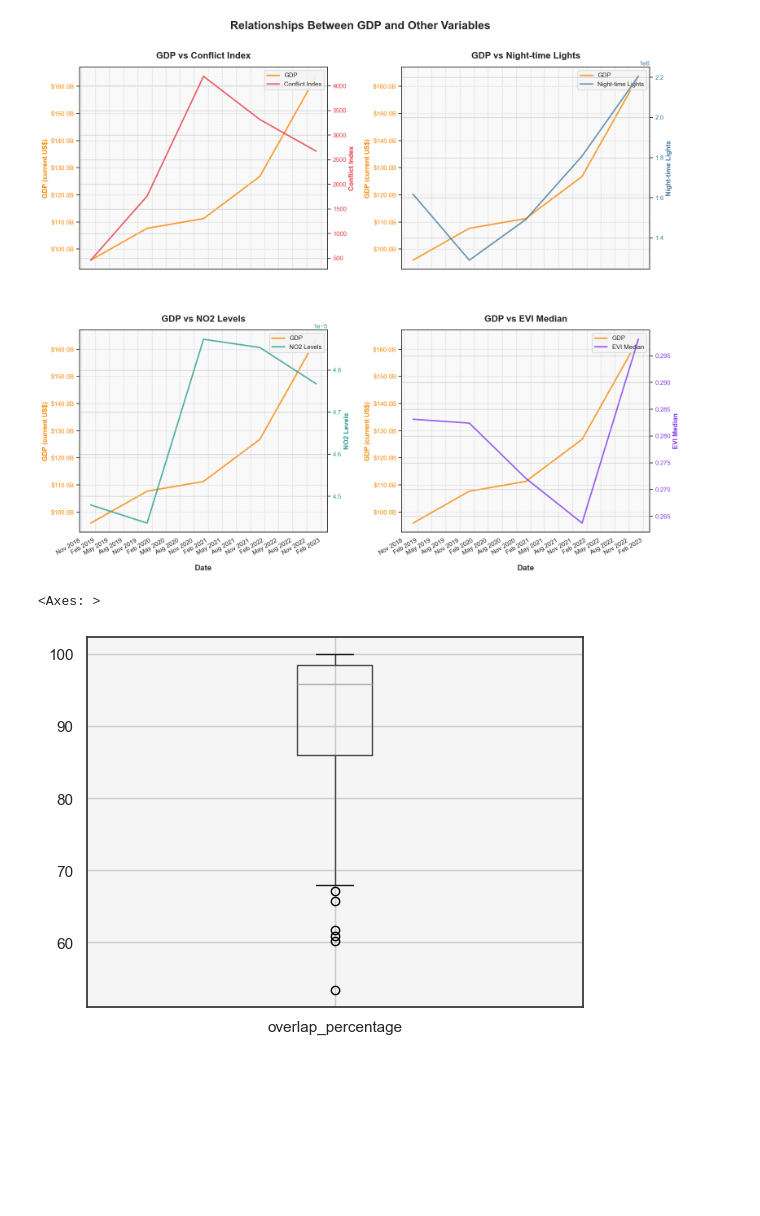
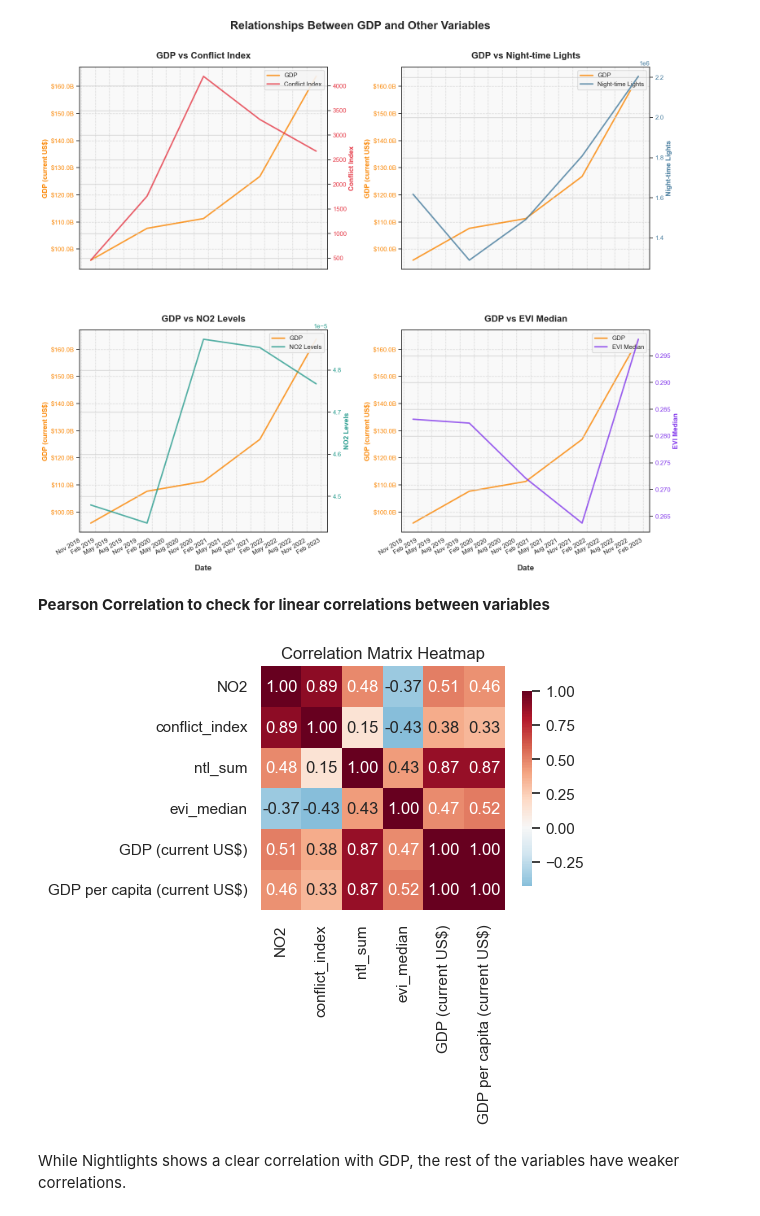
Before and after one commit to datapartnership/ethiopia-economic-monitoring, a Jupyter notebook: notebooks/combined_stats/summary_stats.ipynb, the cells around one changed output. Saved outputs shown, nothing was run; the diff lists cells and outputs as text; code cells hidden in the pictures; blank space fills up the shorter version.

```diff
--- a/notebooks/combined_stats/summary_stats.ipynb
+++ b/notebooks/combined_stats/summary_stats.ipynb
@@ -34,7 +42,9 @@ airpollution_adm2.rename(columns={'event_date': 'date'}, inplace=True)
 # %%
 airpollution_adm0_annual = airpollution_adm0.groupby(['ADM0_EN', pd.Grouper(key='date', freq='YS')])['NO2'].mean().reset_index()
 # %%
-conflict = pd.read_csv('../../data/conflict/acled_raw_20250506.csv')
+from acled_conflict_analysis import processing
+
+conflict = pd.read_csv('../../data/conflict/acled_raw_20250612.csv')
 conflict.rename(columns={'nrFatalities': 'fatalities'}, inplace=True)
-analysis.data_type_conversion(conflict)
+processing.data_type_conversion(conflict)
 # %%
@@ -51,10 +59,11 @@ def get_conflict_index(df):
 
     return df
 # %%
-conflict_adm0_annual = analysis.get_acled_by_admin(eth_adm0, conflict, ['ADM0_EN'], freq='YS')
-conflict_adm1_annual = analysis.get_acled_by_admin(eth_adm1, conflict, ['ADM1_EN'], freq='YS')
-conflict_adm2_annual = analysis.get_acled_by_admin(eth_adm2, conflict, ['ADM1_EN', 'ADM2_EN'], freq='YS')
-conflict_adm3_annual = analysis.get_acled_by_admin(eth_adm3, conflict, ['ADM1_EN', 'ADM2_EN', 'ADM3_EN'], freq='YS')
+conflict_adm0_annual = processing.get_acled_by_admin(eth_adm0, conflict, ['ADM0_EN'], freq='YS')
+conflict_adm0_annual = processing.get_acled_by_admin(eth_adm0, conflict, ['ADM0_EN'], freq='YS')
+conflict_adm1_annual = processing.get_acled_by_admin(eth_adm1, conflict, ['ADM1_EN'], freq='YS')
+conflict_adm2_annual = processing.get_acled_by_admin(eth_adm2, conflict, ['ADM1_EN', 'ADM2_EN'], freq='YS')
+conflict_adm3_annual = processing.get_acled_by_admin(eth_adm3, conflict, ['ADM1_EN', 'ADM2_EN', 'ADM3_EN'], freq='YS')
 # %%
 conflict_adm0_annual.rename(columns={'event_date': 'date'}, inplace=True)
 conflict_adm1_annual.rename(columns={'event_date': 'date'}, inplace=True)
@@ -73,9 +82,11 @@ ntl_adm0_monthly = pd.read_csv('../../data/nighttime-lights/processed/ntl_adm0_m
 ntl_adm1_monthly = pd.read_csv('../../data/nighttime-lights/processed/ntl_adm1_monthly_2012_2024.csv')
 ntl_adm2_monthly = pd.read_csv('../../data/nighttime-lights/processed/ntl_adm2_monthly_2012_2024.csv')
 # %%
-ntl_adm0_annual = ntl_adm0_monthly.groupby(['ADM0_EN', pd.Grouper(key='date', freq='YS')])[['ntl_sum']].sum().reset_index()
+ntl_adm0_monthly['date'] = pd.to_datetime(ntl_adm0_monthly['date'])
+ntl_adm0_annual = ntl_adm0_monthly.groupby(['COUNTRY', pd.Grouper(key='date', freq='YS')])[['ntl_sum']].sum().reset_index()
 # %%
 evi_adm0_annual.rename(columns={'admin_area': 'ADM0_EN'}, inplace=True)
+ntl_adm0_annual.rename(columns={'COUNTRY': 'ADM0_EN'}, inplace=True)
 # %%
 merged = pd.merge(airpollution_adm0_annual, conflict_adm0_annual, on=['date', 'ADM0_EN'], how='left')
 merged.drop(columns=['index'], inplace=True)
@@ -454,5 +403,0 @@ crosswalk_adm2 = get_crosswalk(eth_adm2_gadm, eth_adm2, gadm_keys=['GID_2', 'NAM
-# %%
-crosswalk_adm2[['overlap_percentage']].boxplot()
-# %% [output]
-<Axes: >
-[figure, removed]
@@ -475,3 +404,35 @@ ntl_adm2_monthly_hdx = pd.merge(
+# %% [markdown]
+**Pearson Correlation to check for linear correlations between variables**
+# %%
+import pandas as pd
+import numpy as np
+import matplotlib.pyplot as plt
+import seaborn as sns
+
+df = merged
+# Numeric columns for correlation
+numeric_cols = ['NO2', 'conflict_index',
+                'ntl_sum', 'evi_median',
+                'GDP (current US$)', 'GDP per capita (current US$)']
+
+# Calculate correlation matrix
+corr_matrix = df[numeric_cols].corr()
+
+# # Display correlation matrix
+# print("Correlation Matrix:")
+# print(corr_matrix.round(3))
+
+# Create heatmap
+plt.figure(figsize=(6, 5))
+sns.heatmap(corr_matrix, annot=True, cmap='RdBu_r', center=0,
+            square=True, fmt='.2f', cbar_kws={"shrink": .8})
+plt.title('Correlation Matrix Heatmap')
+plt.tight_layout()
+plt.show()
+# %% [output]
+[figure, added]
+# %% [markdown]
+While Nightlights shows a clear correlation with GDP, the rest of the variables have weaker correlations.
 # %%
 conflict_adm1_monthly.rename(columns={'event_date':'date'}, inplace=True)
 evi_adm1_monthly.rename(columns={'mean':'evi_median'}, inplace=True)
```
Also changed, not shown: parts of 33 cells of this notebook, 23 other files.
